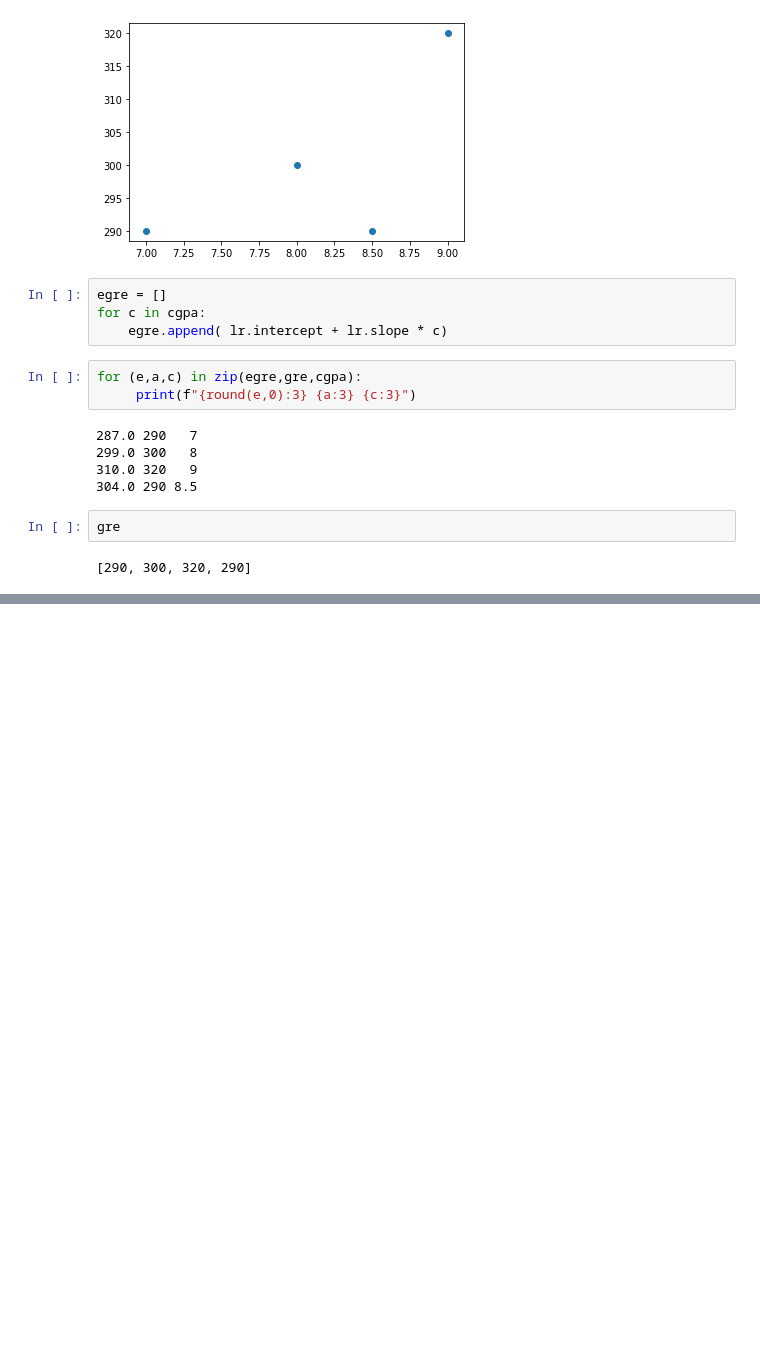
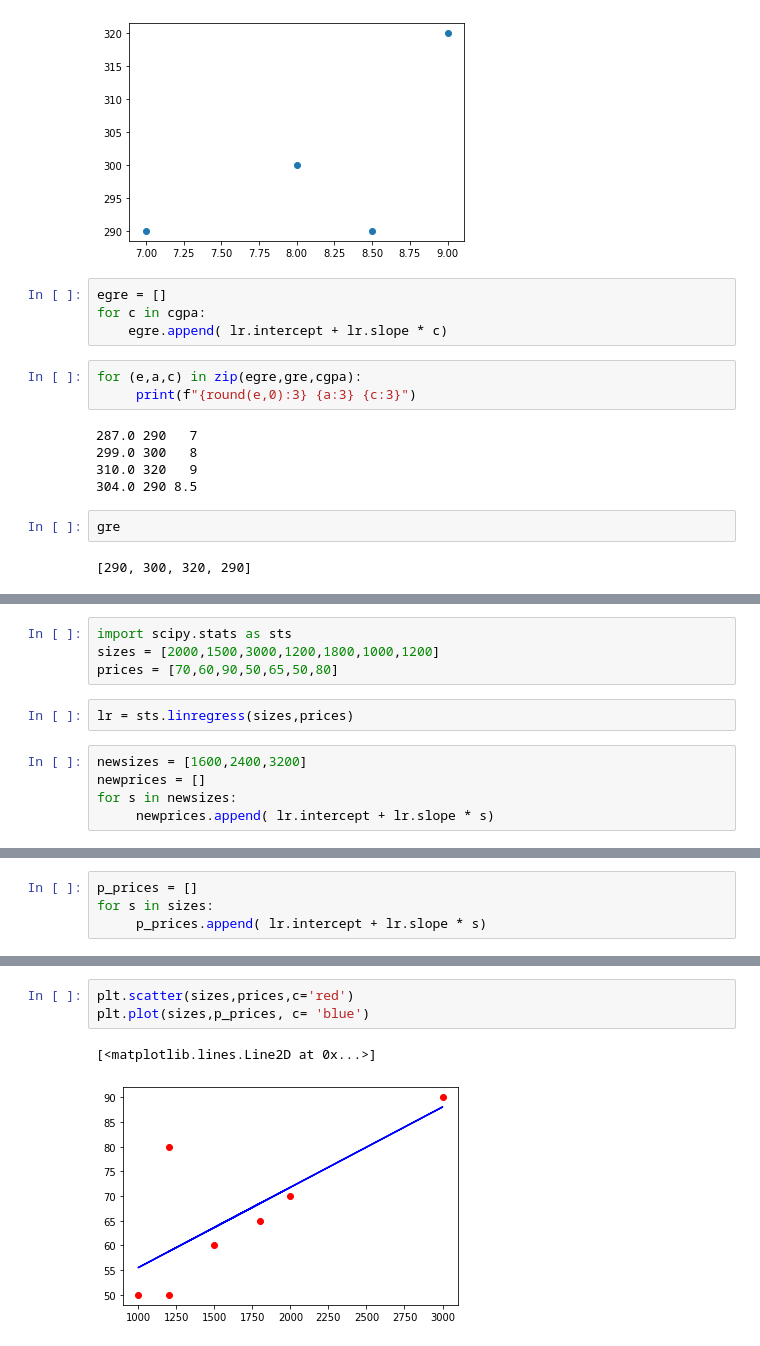
Before and after one commit to srikanthpragada/DS_11_NOV_2019, a Jupyter notebook: stats.ipynb, the cells around one changed output, grey strips where cells are left out. Drawn from its saved outputs; the diff is of its cells as text; blank space fills up the shorter version.

```diff
--- a/stats.ipynb
+++ b/stats.ipynb
@@ -213,0 +216,11 @@ gre
+# %%
+import scipy.stats as sts
+sizes = [2000,1500,3000,1200,1800,1000,1200]
+prices = [70,60,90,50,65,50,80]
+# %%
+lr = sts.linregress(sizes,prices)
+# %%
+newsizes = [1600,2400,3200]
+newprices = []
+for s in newsizes:
+     newprices.append( lr.intercept + lr.slope * s)
@@ -213,0 +231,4 @@ gre
+# %%
+p_prices = []
+for s in sizes:
+     p_prices.append( lr.intercept + lr.slope * s)
@@ -213,0 +246,6 @@ gre
+# %%
+plt.scatter(sizes,prices,c='red')
+plt.plot(sizes,p_prices, c= 'blue')
+# %% [output]
+[<matplotlib.lines.Line2D at 0x...>]
+[figure, added]
```
Also changed, not shown: parts of 3 cells of this notebook, 2 other files.
